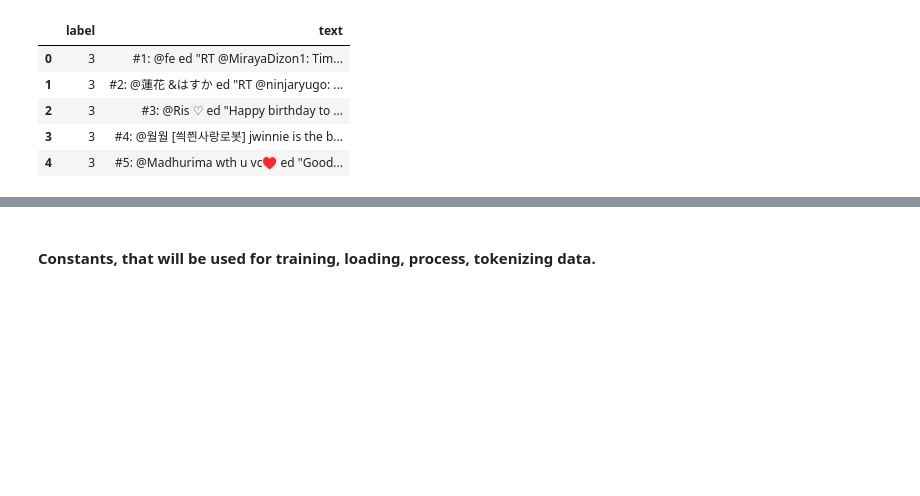
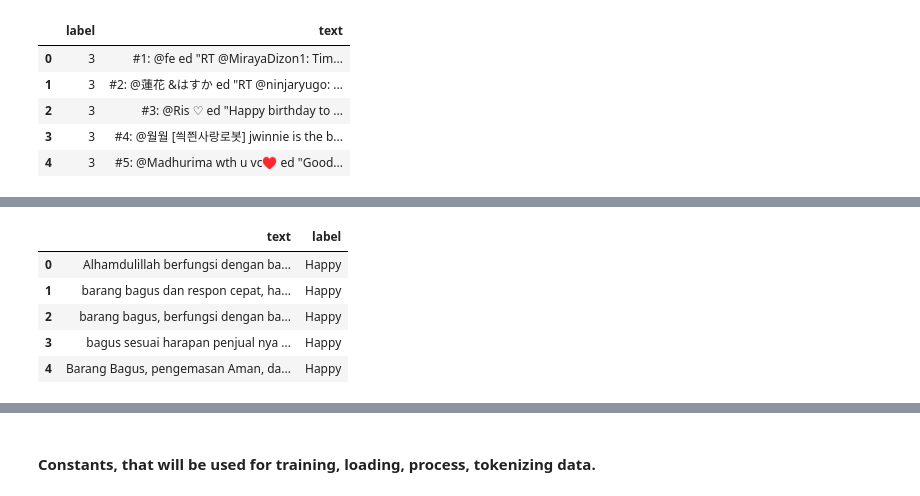
Before and after one commit to wllchrst/prethesis-experiments, a Jupyter notebook: Experiments/January17th/supervised_learning_experiments.ipynb, the cells around one changed output, grey strips where cells are left out. Saved outputs shown, nothing was run; the diff lists cells and outputs as text; code cells hidden in the pictures; blank space fills up the shorter version.

```diff
--- a/Experiments/January17th/supervised_learning_experiments.ipynb
+++ b/Experiments/January17th/supervised_learning_experiments.ipynb
@@ -119,0 +157,14 @@ df.to_csv("process_data.csv")
+# %%
+drop_columns = ['Category', 'Product Name', 'Location', 'Price', 'Overall Rating', 'Number Sold', 'Total Review', 'Customer Rating', 'Sentiment', 'Customer Review', 'Emotion']
+
+df_indo['text'] = df_indo['Customer Review']
+df_indo['label'] = df_indo['Emotion']
+df_indo.drop(columns=drop_columns, inplace=True)
+df_indo.head()
+# %% [output]
+|  | text | label |
+| 0 | Alhamdulillah berfungsi dengan ba... | Happy |
+| 1 | barang bagus dan respon cepat, ha... | Happy |
+| 2 | barang bagus, berfungsi dengan ba... | Happy |
+| 3 | bagus sesuai harapan penjual nya ... | Happy |
+| 4 | Barang Bagus, pengemasan Aman, da... | Happy |
```
Also changed, not shown: parts of 10 cells of this notebook, 3 other files.
